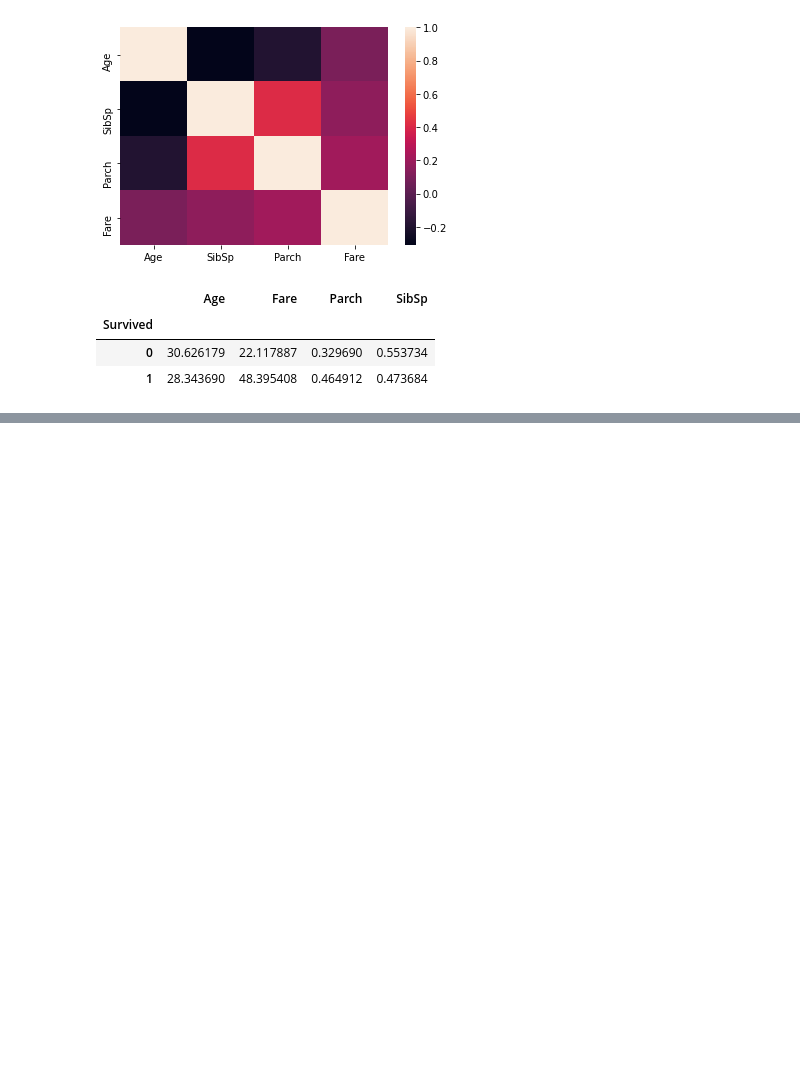
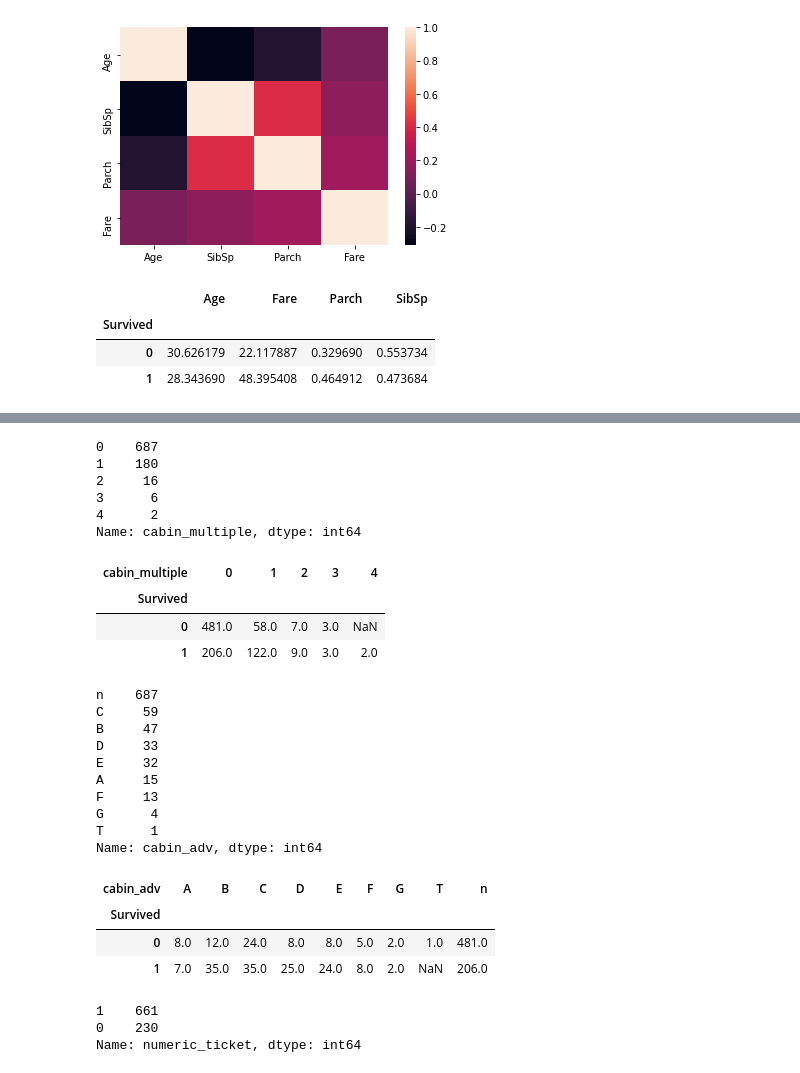
Before and after one commit to fabio4520/Data-exploration-Titanic, a Jupyter notebook: TitanicCompetitionKaggle.ipynb, the cells around one changed output, grey strips where cells are left out. Saved outputs shown, nothing was run; the diff lists cells and outputs as text; code cells hidden in the pictures; blank space fills up the shorter version.

```diff
--- a/TitanicCompetitionKaggle.ipynb
+++ b/TitanicCompetitionKaggle.ipynb
@@ -163,0 +203,21 @@ min 15
+# %%
+df_cat.Cabin
+training['cabin_multiple']=training.Cabin.apply(lambda x: 0 if pd.isna(x) else len(x.split(' ')))
+#we may want to look at cabin by letter or by number. Let's create some categories
+#letters
+#multiple letters
+training['cabin_multiple'].value_counts()
+# %% [output]
+0    687
+1    180
+2     16
+3      6
+4      2
+Name: cabin_multiple, dtype: int64
+# %%
+pd.pivot_table(training, index='Survived', columns='cabin_multiple', values='Ticket', aggfunc='count')
+# %% [output]
+| cabin_multiple | 0 | 1 | 2 | 3 | 4 |
+| Survived |  |  |  |  |  |
+| 0 | 481.0 | 58.0 | 7.0 | 3.0 | NaN |
+| 1 | 206.0 | 122.0 | 9.0 | 3.0 | 2.0 |
@@ -163,0 +229,19 @@ min 15
+# %%
+#comparing survival rate by cabin
+print(training.cabin_adv.value_counts())
+pd.pivot_table(training, index='Survived', columns='cabin_adv',values='Name', aggfunc='count')
+# %% [output]
+n    687
+C     59
+B     47
+D     33
+E     32
+A     15
+F     13
+G      4
+T      1
+Name: cabin_adv, dtype: int64
+| cabin_adv | A | B | C | D | E | F | G | T | n |
+| Survived |  |  |  |  |  |  |  |  |  |
+| 0 | 8.0 | 12.0 | 24.0 | 8.0 | 8.0 | 5.0 | 2.0 | 1.0 | 481.0 |
+| 1 | 7.0 | 35.0 | 35.0 | 25.0 | 24.0 | 8.0 | 2.0 | NaN | 206.0 |
@@ -163,0 +253,6 @@ min 15
+# %%
+training['numeric_ticket'].value_counts()
+# %% [output]
+1    661
+0    230
+Name: numeric_ticket, dtype: int64
```
Also changed, not shown: parts of 47 cells of this notebook, 1 other file.
